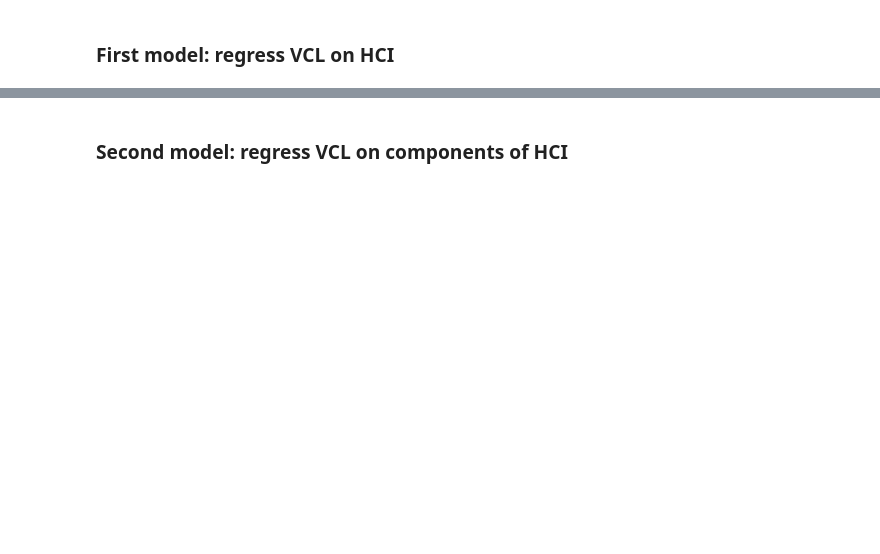
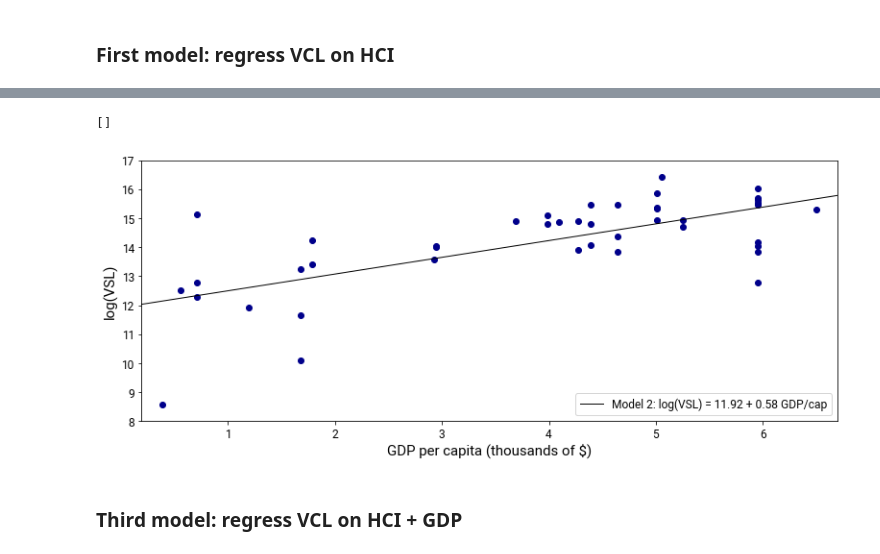
Before and after one commit to jdenes/priceofhumanlife, a Jupyter notebook: data analysis.ipynb, the cells around one changed output, grey strips where cells are left out. Cells and saved outputs as stored; diff of their text form; code cells hidden in the pictures; blank space fills up the shorter version.

```diff
--- a/data analysis.ipynb
+++ b/data analysis.ipynb
@@ -122,0 +131,6 @@ plt.plot()
+# %%
+x = data[['intercept', 'GDP per capita']].astype(float)
+y = np.log(data['Mean VSL (dollar 2005)'])
+# %%
+model_2 = sm.OLS(y, x).fit()
+model_2.summary()
@@ -123,2 +157,21 @@ plt.plot()
+# %%
+params = model_2.params.values
+rangex = np.array([data['GDP per capita'].min() - 0.2, data['GDP per capita'].max() + 0.2])
+rangey = np.array([int(y.min() - .5), int(y.max() + 1.5)])
+fig, ax = plt.subplots(figsize=(13,5))
+ax.scatter(data['GDP per capita'], y, color='darkblue', label=None)
+ax.plot(rangex, params[0] + rangex * params[1], color='black', linewidth=1,
+        label="Model 2: log(VSL) = 11.92 + 0.58 GDP/cap")
+ax.set_xlim(rangex)
+ax.set_ylim(rangey)
+ax.tick_params(labelsize=12)
+ax.set_xlabel('GDP per capita (thousands of $)',size=15)
+ax.set_ylabel('log(VSL)',size=15)
+ax.legend(loc='lower right', fontsize=12)
+plt.savefig("../Model2.png", bbox_inches='tight',format="png", dpi=300, transparent=True)
+plt.plot()
+# %% [output]
+[]
+[figure, added]
 # %% [markdown]
-### Second model: regress VCL on components of HCI
+### Third model: regress VCL on HCI + GDP
```
Also changed, not shown: parts of 13 cells of this notebook, 2 other files.
